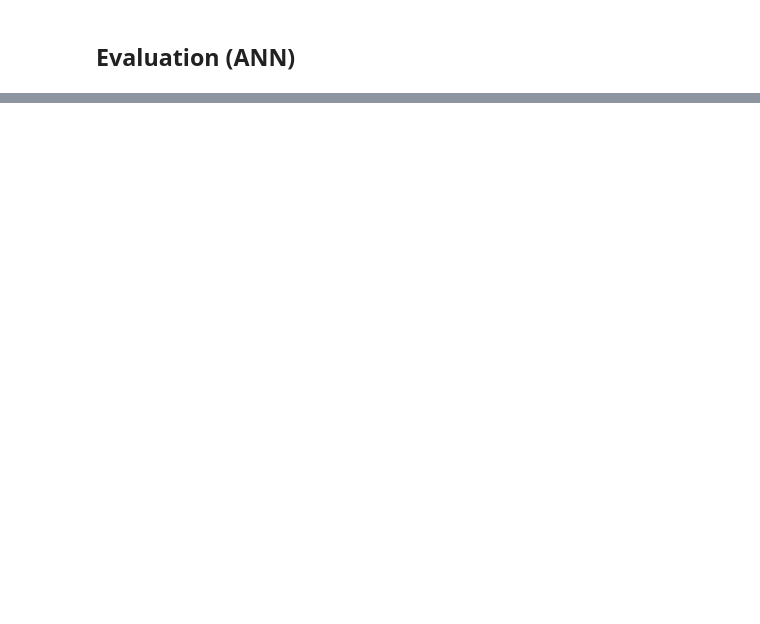
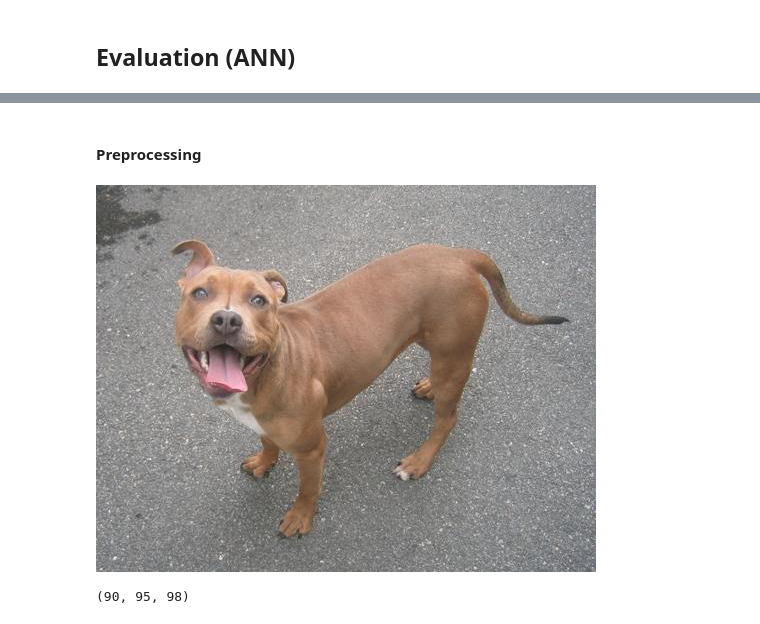
Before and after one commit to faGH/fa.intelligence.notebooks, a Jupyter notebook: labs/pytorch/8 - convolutional_neural_networks.ipynb, the cells around one changed output, grey strips where cells are left out. Cells and saved outputs as stored; diff of their text form; code cells hidden in the pictures; blank space fills up the shorter version.

```diff
--- a/labs/pytorch/8 - convolutional_neural_networks.ipynb
+++ b/labs/pytorch/8 - convolutional_neural_networks.ipynb
@@ -232,0 +486,9 @@ array([[ 969,    0,    3,    1,    1,    2,    3,    0,    4,    2],
+# %%
+path = '../../data/CATS_DOGS'
+img_names = []
+
+for folder, subfolders, filenames in os.walk(path):
+    for img in filenames:
+        img_names.append(folder + '/' + img)
+
+len(img_names)
@@ -232,0 +554,12 @@ array([[ 969,    0,    3,    1,    1,    2,    3,    0,    4,    2],
+# %% [markdown]
+#### Preprocessing
+# %%
+dog = Image.open(path + '/train/DOG/14.jpg')
+
+display(dog)
+# %% [output]
+[figure, added]
+# %%
+dog.getpixel((0,0)) # 0 -- 255
+# %% [output]
+(90, 95, 98)
```
Also changed, not shown: parts of 66 cells of this notebook, 1 other file.
